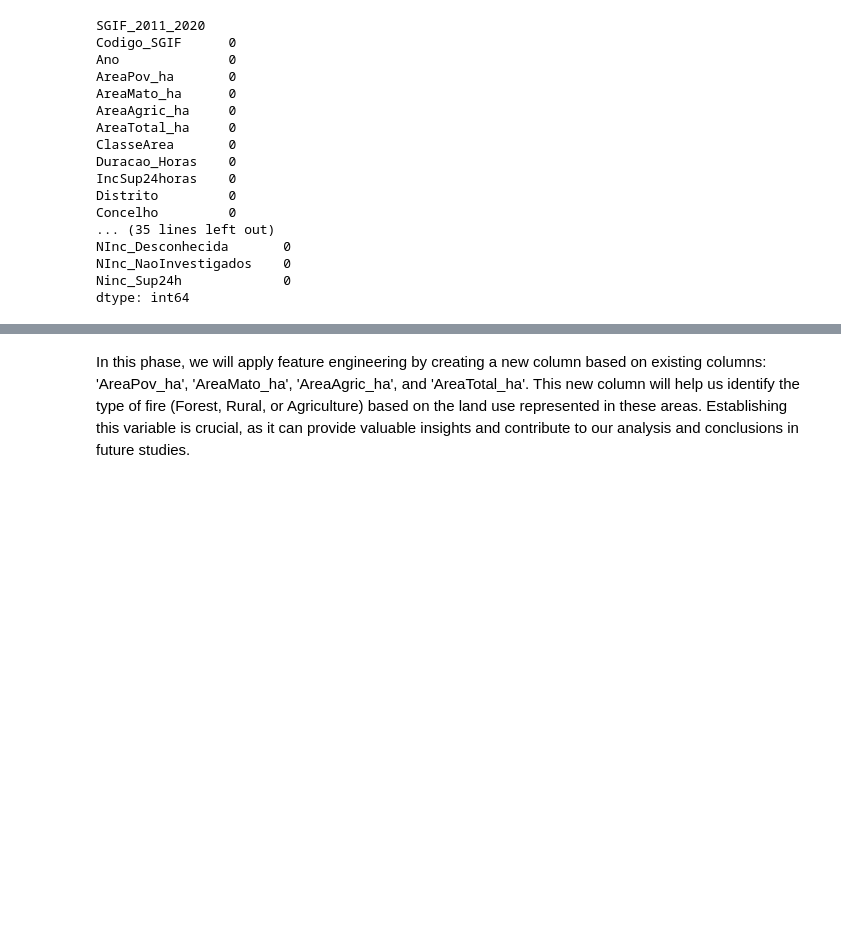
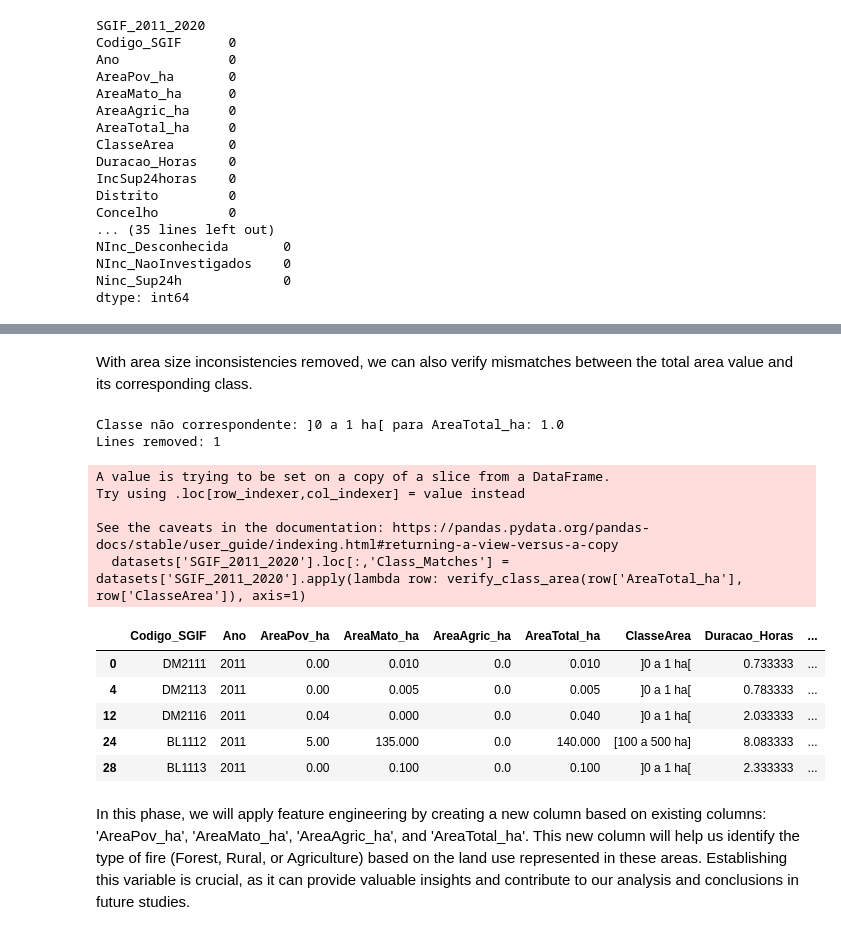
Before and after one commit to brunomfernandes45/fced_stats_project, a Jupyter notebook: phase1_preparation.ipynb, the cells around one changed output, grey strips where cells are left out. Drawn from its saved outputs; the diff is of its cells as text; code cells hidden in the pictures; blank space fills up the shorter version.

```diff
--- a/phase1_preparation.ipynb
+++ b/phase1_preparation.ipynb
@@ -313,3 +314,49 @@ dtype: int64
+# %% [markdown]
+With area size inconsistencies removed, we can also verify mismatches between the total area value and its corresponding class.
+# %%
+def verify_class_area(area, classe):
+    ranges = {
+        ']0 a 1 ha[': (0, 1),
+        '[1 a 10 ha]': (1, 10),
+        '[10 a 20 ha]': (10, 20),
+        '[20 a 50 ha]': (20, 50),
+        '[50 a 100 ha]': (50, 100),
+        '[100 a 500 ha]': (100, 500),
+        '[500 a 1000 ha]': (500, 1000),
+        '[superior a 1000 ha]': (1000, float('inf'))
+    }
+
+    min_val, max_val = ranges.get(classe, (None, None))
+    if min_val is not None and min_val <= area < max_val:
+        return True
+    print(f"Classe não correspondente: {classe} para AreaTotal_ha: {area}")
+    return False
+
+# Aplicar a função de verificação para filtrar as linhas corretas
+datasets['SGIF_2011_2020'].loc[:,'Class_Matches'] = datasets['SGIF_2011_2020'].apply(lambda row: verify_class_area(row['AreaTotal_ha'], row['ClasseArea']), axis=1)
+
+# Verificar se algum dado foi removido
+print(f"Lines removed: {(~datasets['SGIF_2011_2020']['Class_Matches']).sum()}")
+
+# Filtrar as linhas onde a classe da área está correta
+datasets['SGIF_2011_2020'] = datasets['SGIF_2011_2020'][datasets['SGIF_2011_2020']['Class_Matches']]
+
+# Exibir os dados limpos
+datasets['SGIF_2011_2020'].head()
+# %% [output]
+Classe não correspondente: ]0 a 1 ha[ para AreaTotal_ha: 1.0
+Lines removed: 1
+A value is trying to be set on a copy of a slice from a DataFrame.
+Try using .loc[row_indexer,col_indexer] = value instead
+
+See the caveats in the documentation: https://pandas.pydata.org/pandas-docs/stable/user_guide/indexing.html#returning-a-view-versus-a-copy
+  datasets['SGIF_2011_2020'].loc[:,'Class_Matches'] = datasets['SGIF_2011_2020'].apply(lambda row: verify_class_area(row['AreaTotal_ha'], row['ClasseArea']), axis=1)
+|  | Codigo_SGIF | Ano | AreaPov_ha | AreaMato_ha | AreaAgric_ha | AreaTotal_ha | ClasseArea | Duracao_Horas | ... |
+| 0 | DM2111 | 2011 | 0.00 | 0.010 | 0.0 | 0.010 | ]0 a 1 ha[ | 0.733333 | ... |
+| 4 | DM2113 | 2011 | 0.00 | 0.005 | 0.0 | 0.005 | ]0 a 1 ha[ | 0.783333 | ... |
+| 12 | DM2116 | 2011 | 0.04 | 0.000 | 0.0 | 0.040 | ]0 a 1 ha[ | 2.033333 | ... |
+| 24 | BL1112 | 2011 | 5.00 | 135.000 | 0.0 | 140.000 | [100 a 500 ha] | 8.083333 | ... |
+| 28 | BL1113 | 2011 | 0.00 | 0.100 | 0.0 | 0.100 | ]0 a 1 ha[ | 2.333333 | ... |
 # %% [markdown]
 In this phase, we will apply feature engineering by creating a new column based on existing columns: 'AreaPov_ha', 'AreaMato_ha', 'AreaAgric_ha', and 'AreaTotal_ha'. This new column will help us identify the type of fire (Forest, Rural, or Agriculture) based on the land use represented in these areas. Establishing this variable is crucial, as it can provide valuable insights and contribute to our analysis and conclusions in future studies.
 # %%
```
Also changed, not shown: parts of 29 cells of this notebook, 3 other files.
